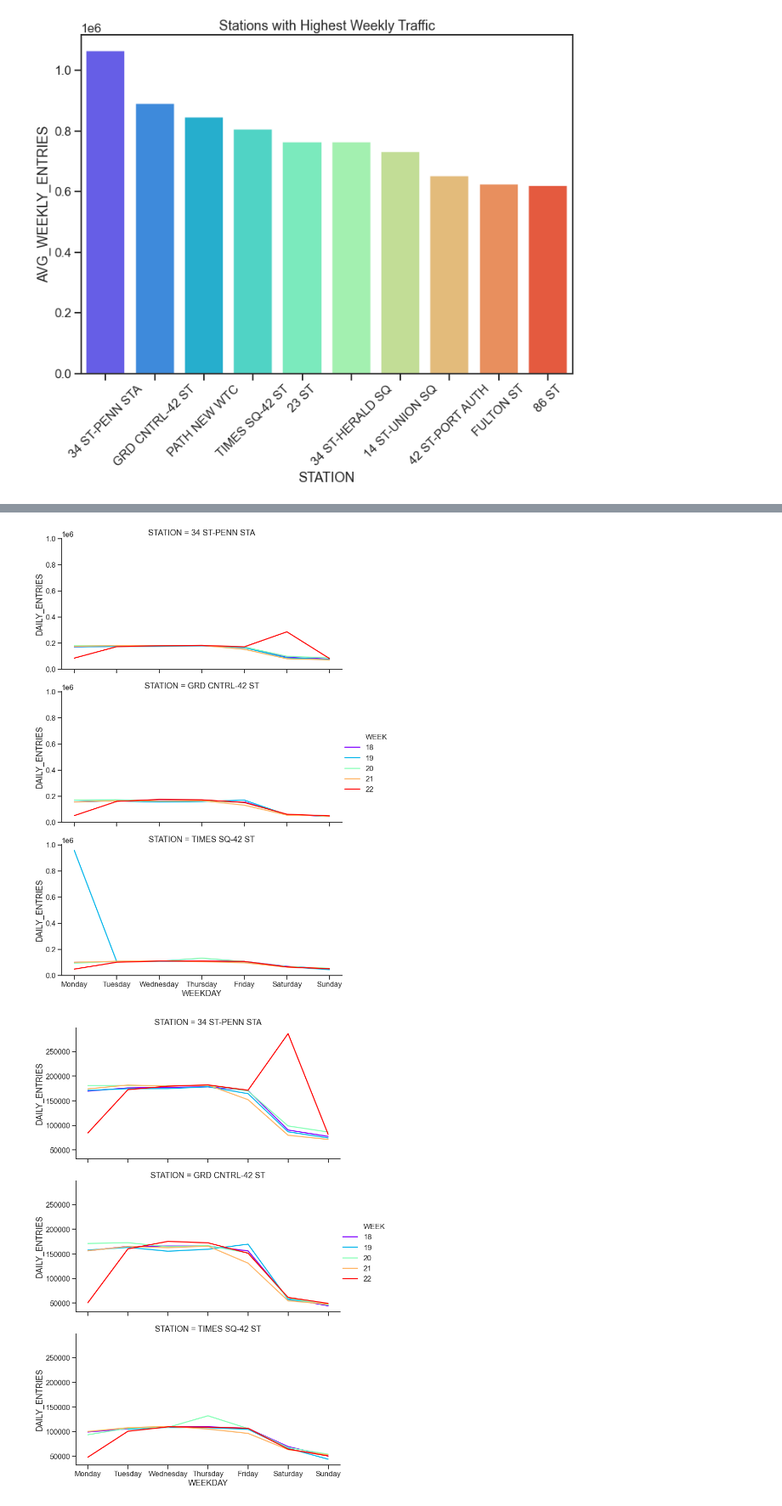
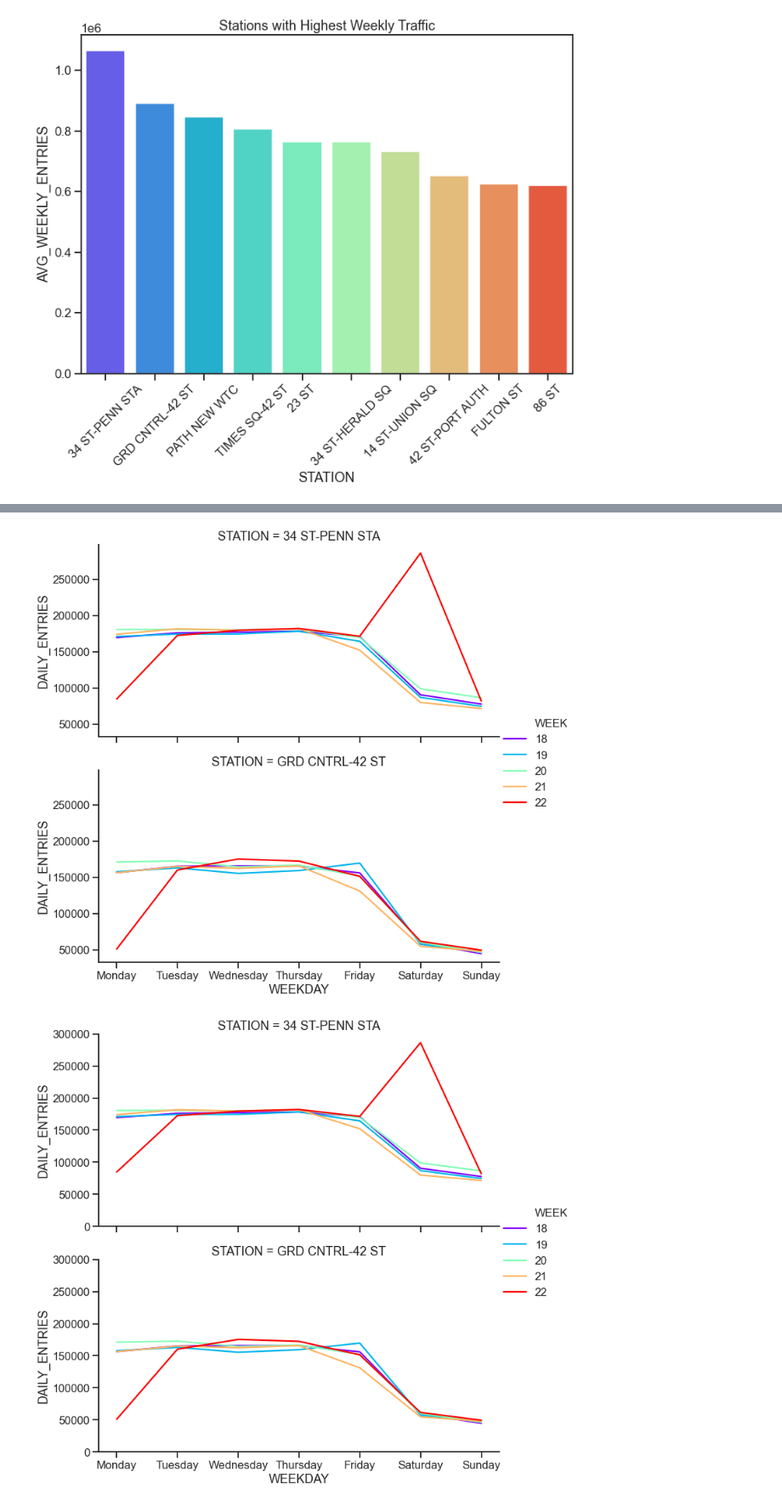
Before and after one commit to jlmartin100/Metis_Projects, a Jupyter notebook: Project_1/Project_1_ECM.ipynb, the cells around one changed output, grey strips where cells are left out. Shown at 85% size. Saved outputs shown, nothing was run; the diff lists cells and outputs as text; code cells hidden in the pictures.

```diff
--- a/Project_1/Project_1_ECM.ipynb
+++ b/Project_1/Project_1_ECM.ipynb
@@ -388,8 +389,7 @@ station3 = 'TIMES SQ-42 ST'
 station4 = 'TIMES SQ-42 ST'
 # %%
 filtered_by_station = dataframe[(dataframe.STATION == station1) |
-                               (dataframe.STATION == station2) |
-                               (dataframe.STATION == station3)]
+                               (dataframe.STATION == station2)]
 w20 = filtered_by_station[filtered_by_station.WEEK == 20]
 # %%
 filtered_by_station
@@ -421,25 +421,25 @@ sns.relplot(data = filtered_by_station,
            );
 #plt.legend(title='Week: ', loc='upper left', labels=['1', '2', '3', '4'])
 # %% [output]
-[figure, old version]
+[figure, new version]
 # %%
 filtered_by_station_reduced_max = filtered_by_station[filtered_by_station.DAILY_ENTRIES < 0.5e+06]
 # %%
 g = sns.relplot(data = filtered_by_station_reduced_max,
             x = 'WEEKDAY',
             y = 'DAILY_ENTRIES',
            row = 'STATION',
             hue = 'WEEK',
             kind = 'line',
             sort = False,
             aspect = 2,
             palette = 'rainbow',
             legend = 'full'
            )
-
+plt.ylim(0, 300000)
 g.savefig('weekday_by_station.png', bbox_inches = 'tight')
 # %% [output]
-[figure, old version]
+[figure, new version]
 # %%
 #for station in ['34 ST-PENN STA', 'GRD CNTRL-42 ST', 'PATH NEW WTC']:
 g = sns.lineplot(data = filtered_by_station_reduced_max[filtered_by_station_reduced_max.STATION == '34 ST-PENN STA'],
```
Also changed, not shown: parts of 3 cells of this notebook.
